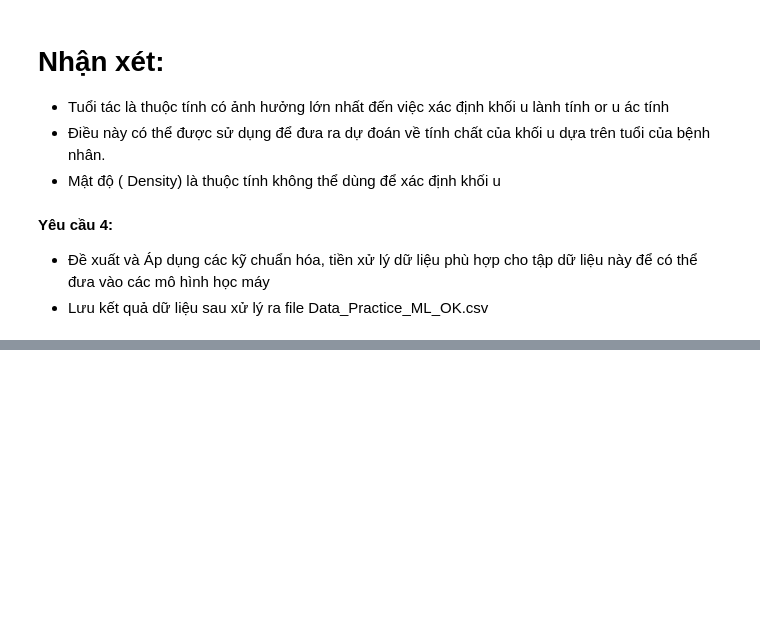
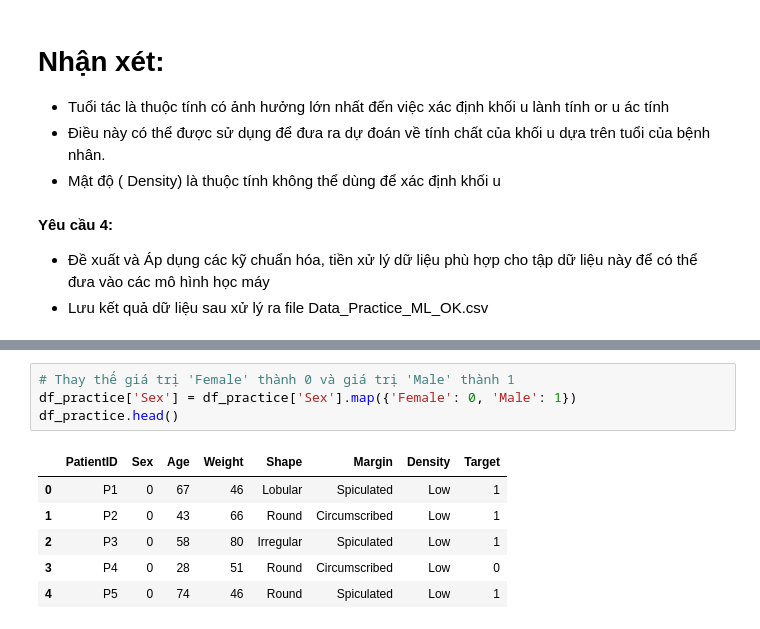
Before and after one commit to TuanPham0610/abc, a Jupyter notebook: Phan_2-20240226T063351Z-001/Phan_2/05_2121050107_PHẠM ANH TUẤN_BAITAP.ipynb, the cells around one changed output, grey strips where cells are left out. Drawn from its saved outputs; the diff is of its cells as text; blank space fills up the shorter version.

```diff
--- a/Phan_2-20240226T063351Z-001/Phan_2/05_2121050107_Phạm Anh Tuấn_BaiTap.ipynb
+++ b/Phan_2-20240226T063351Z-001/Phan_2/05_2121050107_PHẠM ANH TUẤN_BAITAP.ipynb
@@ -427,0 +513,11 @@ Target
+# %%
+# Thay thế giá trị 'Female' thành 0 và giá trị 'Male' thành 1
+df_practice['Sex'] = df_practice['Sex'].map({'Female': 0, 'Male': 1})
+df_practice.head()
+# %% [output]
+|  | PatientID | Sex | Age | Weight | Shape | Margin | Density | Target |
+| 0 | P1 | 0 | 67 | 46 | Lobular | Spiculated | Low | 1 |
+| 1 | P2 | 0 | 43 | 66 | Round | Circumscribed | Low | 1 |
+| 2 | P3 | 0 | 58 | 80 | Irregular | Spiculated | Low | 1 |
+| 3 | P4 | 0 | 28 | 51 | Round | Circumscribed | Low | 0 |
+| 4 | P5 | 0 | 74 | 46 | Round | Spiculated | Low | 1 |
```
Also changed, not shown: parts of 19 cells of this notebook, 2 other files.
